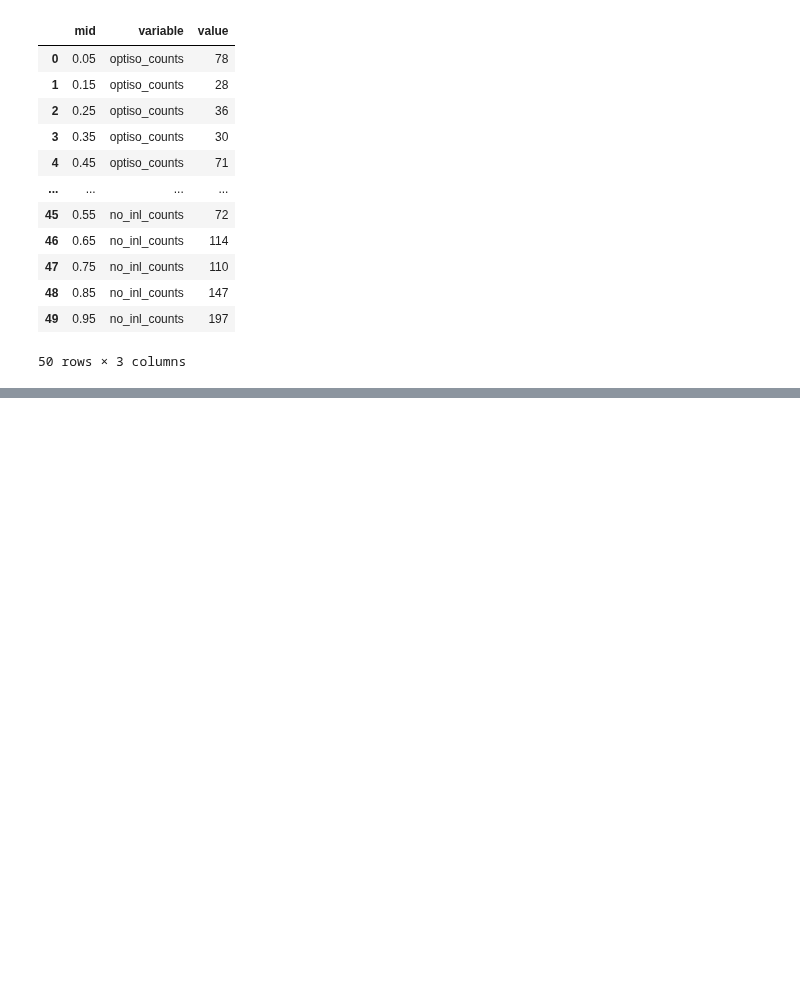
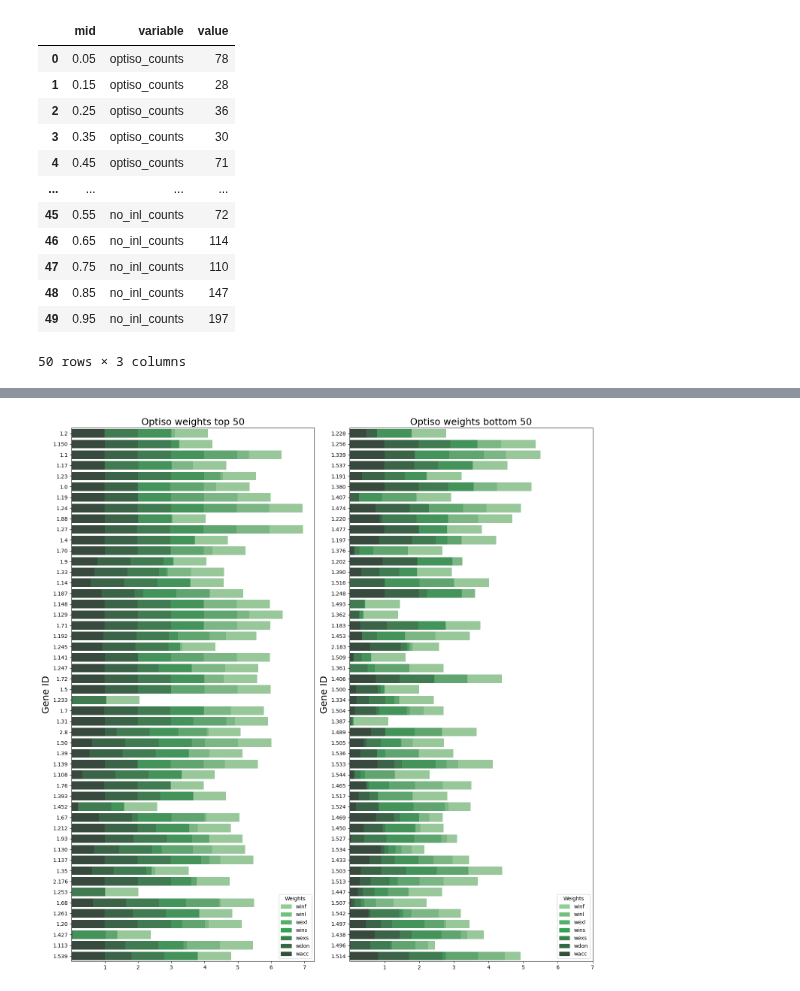
Before and after one commit to KorfLab/isoforms, a Jupyter notebook: APCanalysis/apc_paper.ipynb, the cells around one changed output, grey strips where cells are left out. Cells and saved outputs as stored; diff of their text form; code cells hidden in the pictures; blank space fills up the shorter version.

```diff
--- a/APCanalysis/apc_paper.ipynb
+++ b/APCanalysis/apc_paper.ipynb
@@ -783,0 +910,50 @@ plt.savefig('apc_figures/no_mm_no_len.png', format='png')
+# %%
+f, (ax1, ax2) = plt.subplots(1, 2, figsize=(15, 15))
+# plot largets to smallest
+# bars are on top of each other
+sns.barplot(data=subset1, x='winf', y='gid', color=colors[0], ax=ax1)
+
+sns.barplot(data=subset1, x='winl', y='gid', color=colors[1], ax=ax1)
+sns.barplot(data=subset1, x='wexl', y='gid', color=colors[2], ax=ax1)
+
+sns.barplot(data=subset1, x='wins', y='gid', color=colors[3], ax=ax1)
+sns.barplot(data=subset1, x='wexs', y='gid', color=colors[4], ax=ax1)
+
+sns.barplot(data=subset1, x='wdon', y='gid', color=colors[5], ax=ax1)
+sns.barplot(data=subset1, x='wacc', y='gid', color=colors[6], ax=ax1)
+
+ax1.set_title('Optiso weights top 50', fontsize=18)
+ax1.set_xlabel(None)
+ax1.set_xticks(ticks=[1, 2, 3, 4, 5, 6, 7])
+ax1.set_ylabel('Gene ID', fontsize=18)
+
+sns.barplot(data=subset2, x='winf', y='gid', color=colors[0], ax=ax2)
+
+sns.barplot(data=subset2, x='winl', y='gid', color=colors[1], ax=ax2)
+sns.barplot(data=subset2, x='wexl', y='gid', color=colors[2], ax=ax2)
+
+sns.barplot(data=subset2, x='wins', y='gid', color=colors[3], ax=ax2)
+sns.barplot(data=subset2, x='wexs', y='gid', color=colors[4], ax=ax2)
+
+sns.barplot(data=subset2, x='wdon', y='gid', color=colors[5], ax=ax2)
+sns.barplot(data=subset2, x='wacc', y='gid', color=colors[6], ax=ax2)
+
+ax2.set_title('Optiso weights bottom 50', fontsize=18)
+ax2.set_xlabel(None)
+ax2.set_xticks(ticks=[1, 2, 3, 4, 5, 6, 7])
+ax2.set_ylabel('Gene ID', fontsize=18)
+
+labels = ["winf", "winl", "wexl", "wins", "wexs", "wdon", "wacc"]
+
+handles = [
+    plt.Rectangle((0, 0), 1, 1, color=c)
+    for c in colors
+]
+
+ax1.legend(handles, labels, title='Weights', loc='lower right')
+ax2.legend(handles, labels, title='Weights', loc='lower right')
+
+plt.tight_layout()
+plt.savefig('optiso_weights.png', dpi=1000)
+# %% [output]
+[figure, added]
```
Also changed, not shown: parts of 16 cells of this notebook, 1 other file.
